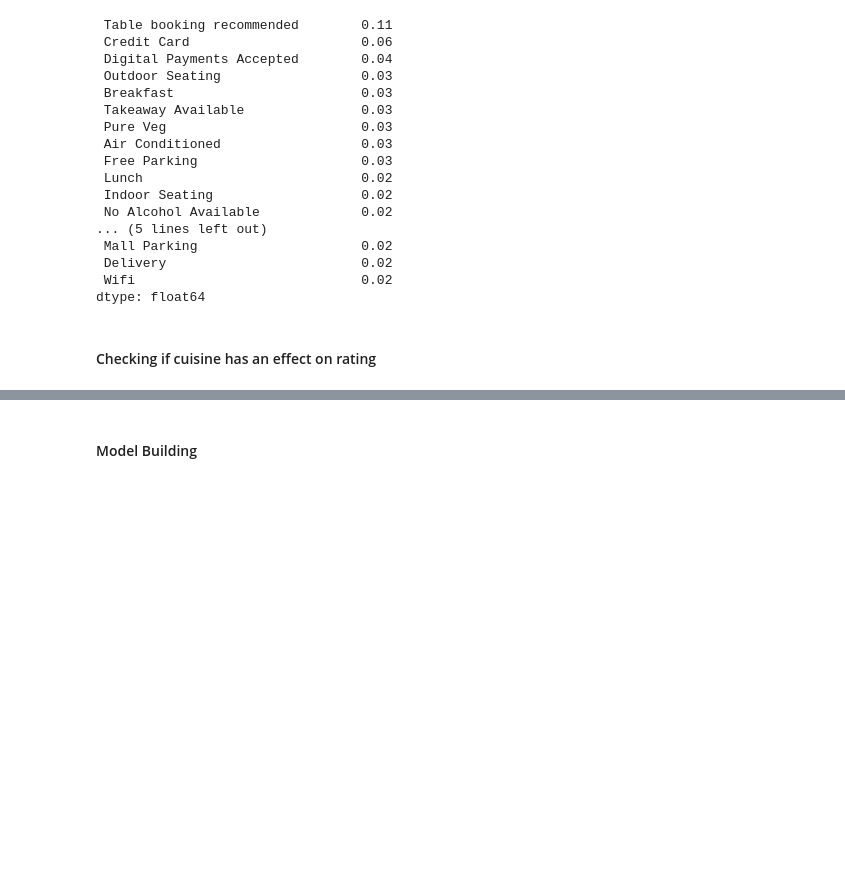
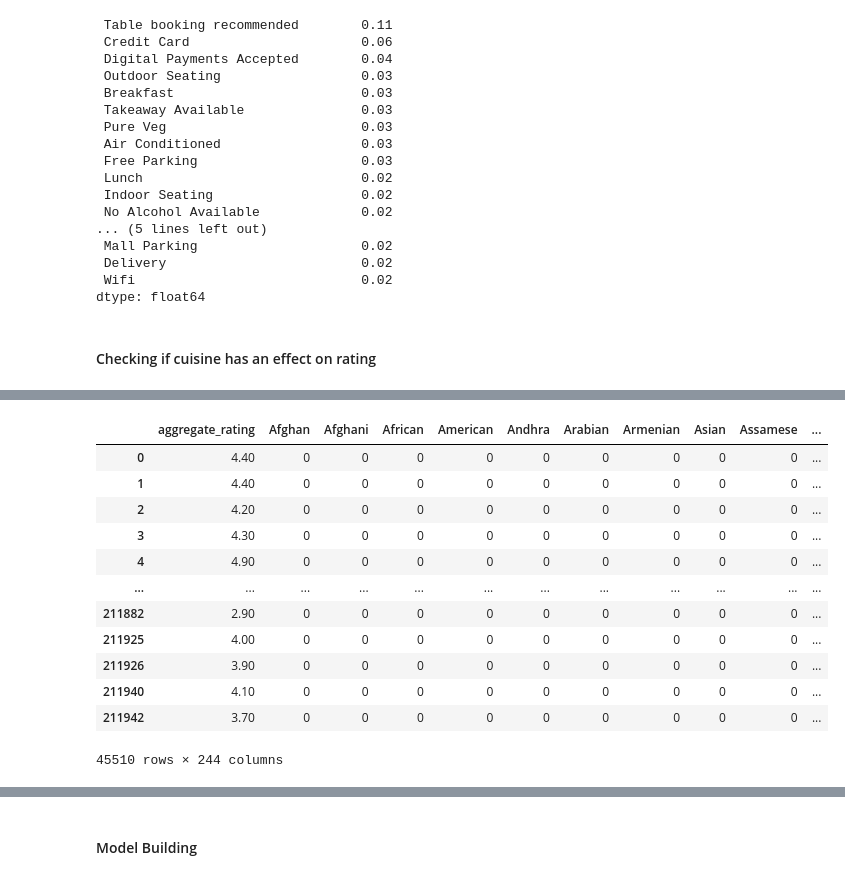
Before and after one commit to mehaksethi54/Project_Work, a Jupyter notebook: Zomato Project/CapstoneProject_Zomato.ipynb, the cells around one changed output, grey strips where cells are left out. Saved outputs shown, nothing was run; the diff lists cells and outputs as text; code cells hidden in the pictures; blank space fills up the shorter version.

```diff
--- a/Zomato Project/CapstoneProject_Zomato.ipynb
+++ b/Zomato Project/CapstoneProject_Zomato.ipynb
@@ -403,4 +408,18 @@ cuisines
 # %%
-subset2 = pd.concat([subset2, loc], axis=1).drop('cuisines', axis = 1)
+subset2 = pd.concat([subset2, cuisines], axis=1).drop('cuisines', axis = 1)
 subset2
+# %% [output]
+|  | aggregate_rating | Afghan | Afghani | African | American | Andhra | Arabian | Armenian | Asian | Assamese | ... |
+| 0 | 4.40 | 0 | 0 | 0 | 0 | 0 | 0 | 0 | 0 | 0 | ... |
+| 1 | 4.40 | 0 | 0 | 0 | 0 | 0 | 0 | 0 | 0 | 0 | ... |
+| 2 | 4.20 | 0 | 0 | 0 | 0 | 0 | 0 | 0 | 0 | 0 | ... |
+| 3 | 4.30 | 0 | 0 | 0 | 0 | 0 | 0 | 0 | 0 | 0 | ... |
+| 4 | 4.90 | 0 | 0 | 0 | 0 | 0 | 0 | 0 | 0 | 0 | ... |
+| ... | ... | ... | ... | ... | ... | ... | ... | ... | ... | ... | ... |
+| 211882 | 2.90 | 0 | 0 | 0 | 0 | 0 | 0 | 0 | 0 | 0 | ... |
+| 211925 | 4.00 | 0 | 0 | 0 | 0 | 0 | 0 | 0 | 0 | 0 | ... |
+| 211926 | 3.90 | 0 | 0 | 0 | 0 | 0 | 0 | 0 | 0 | 0 | ... |
+| 211940 | 4.10 | 0 | 0 | 0 | 0 | 0 | 0 | 0 | 0 | 0 | ... |
+| 211942 | 3.70 | 0 | 0 | 0 | 0 | 0 | 0 | 0 | 0 | 0 | ... |
+45510 rows × 244 columns
 # %%
```
Also changed, not shown: parts of 14 cells of this notebook.
